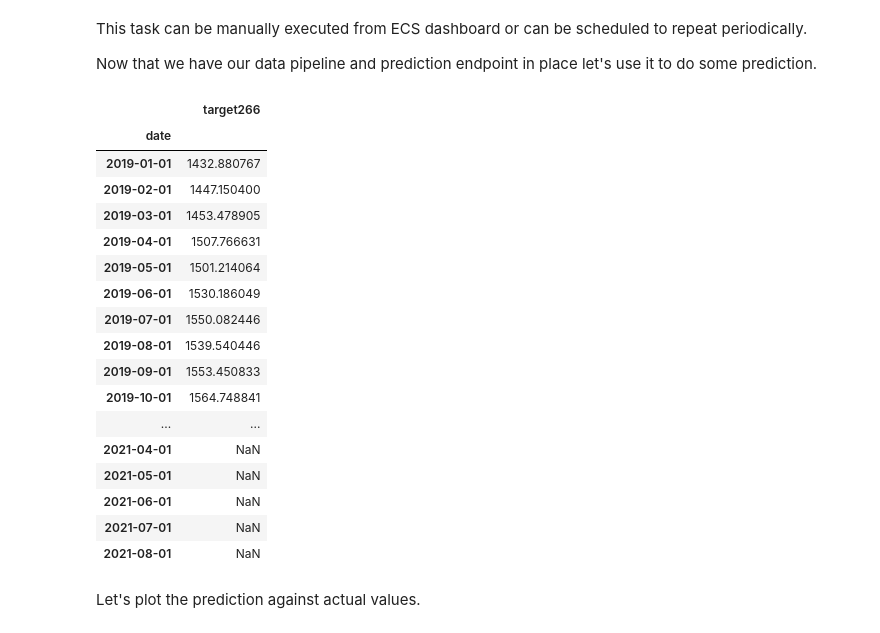
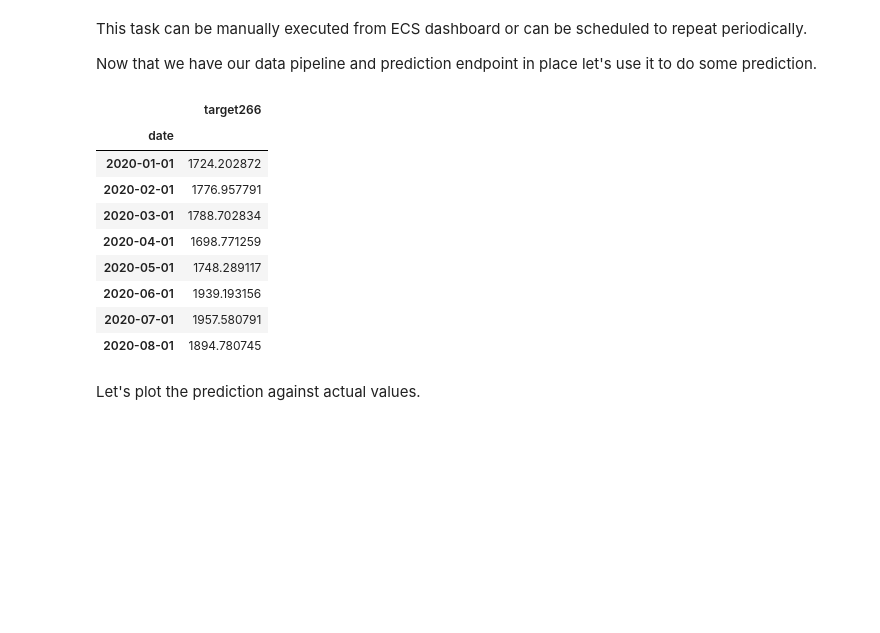
Before and after one commit to MandM-DataScience/portfolio-optimization, a Jupyter notebook: notebooks/deployment.ipynb, the cells around one changed output. Drawn from its saved outputs; the diff is of its cells as text; code cells hidden in the pictures; blank space fills up the shorter version.

```diff
--- a/notebooks/deployment.ipynb
+++ b/notebooks/deployment.ipynb
@@ -367,43 +376,35 @@ Now that we have our data pipeline and prediction endpoint in place let's use it
 # %%
 # requests.get => prediction
 import requests
 import pandas as pd
 from configparser import ConfigParser
-from ds_portfolio_optimization.db import get_df_from_table
+from portfolio_optimization.db import get_df_from_table
 
 parser = ConfigParser()
-_ = parser.read("ds_portfolio_optimization/credentials.cfg")
+_ = parser.read("credentials.cfg")
 url = parser.get("lambda", "api_gateway_url")
 
 target = "target266"
 r = requests.post(url, json={"model":"HYBRID", "target":target,\
                     "start_date":"2020-01-01", "end_date":"2020-08-01"})
 
 df = pd.DataFrame(r.json())
 df.columns = ["date",target]
 df["date"] = pd.to_datetime(df["date"])
 df[target] = pd.to_numeric(df[target])
 df = df.set_index("date")
 df
 # %% [output]
 |  | target266 |
 | date |  |
-| 2019-01-01 | 1432.880767 |
-| 2019-02-01 | 1447.150400 |
-| 2019-03-01 | 1453.478905 |
-| 2019-04-01 | 1507.766631 |
-| 2019-05-01 | 1501.214064 |
-| 2019-06-01 | 1530.186049 |
-| 2019-07-01 | 1550.082446 |
-| 2019-08-01 | 1539.540446 |
-| 2019-09-01 | 1553.450833 |
-| 2019-10-01 | 1564.748841 |
-| ... | ... |
-| 2021-04-01 | NaN |
-| 2021-05-01 | NaN |
-| 2021-06-01 | NaN |
-| 2021-07-01 | NaN |
-| 2021-08-01 | NaN |
+| 2020-01-01 | 1724.202872 |
+| 2020-02-01 | 1776.957791 |
+| 2020-03-01 | 1788.702834 |
+| 2020-04-01 | 1698.771259 |
+| 2020-05-01 | 1748.289117 |
+| 2020-06-01 | 1939.193156 |
+| 2020-07-01 | 1957.580791 |
+| 2020-08-01 | 1894.780745 |
 # %% [markdown]
 Let's plot the prediction against actual values.
 # %%
```
Also changed, not shown: parts of 4 cells of this notebook, 3 other files.
